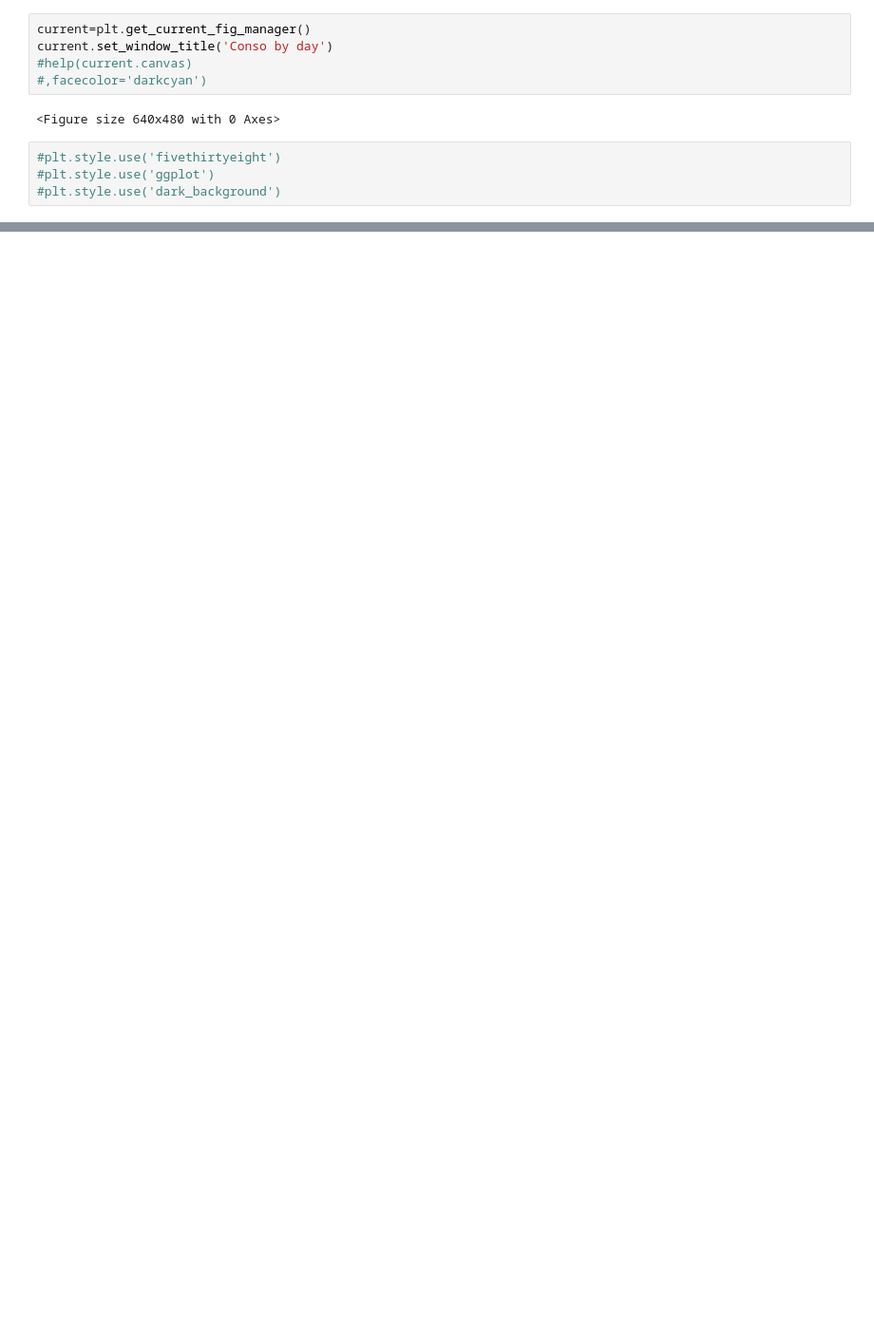
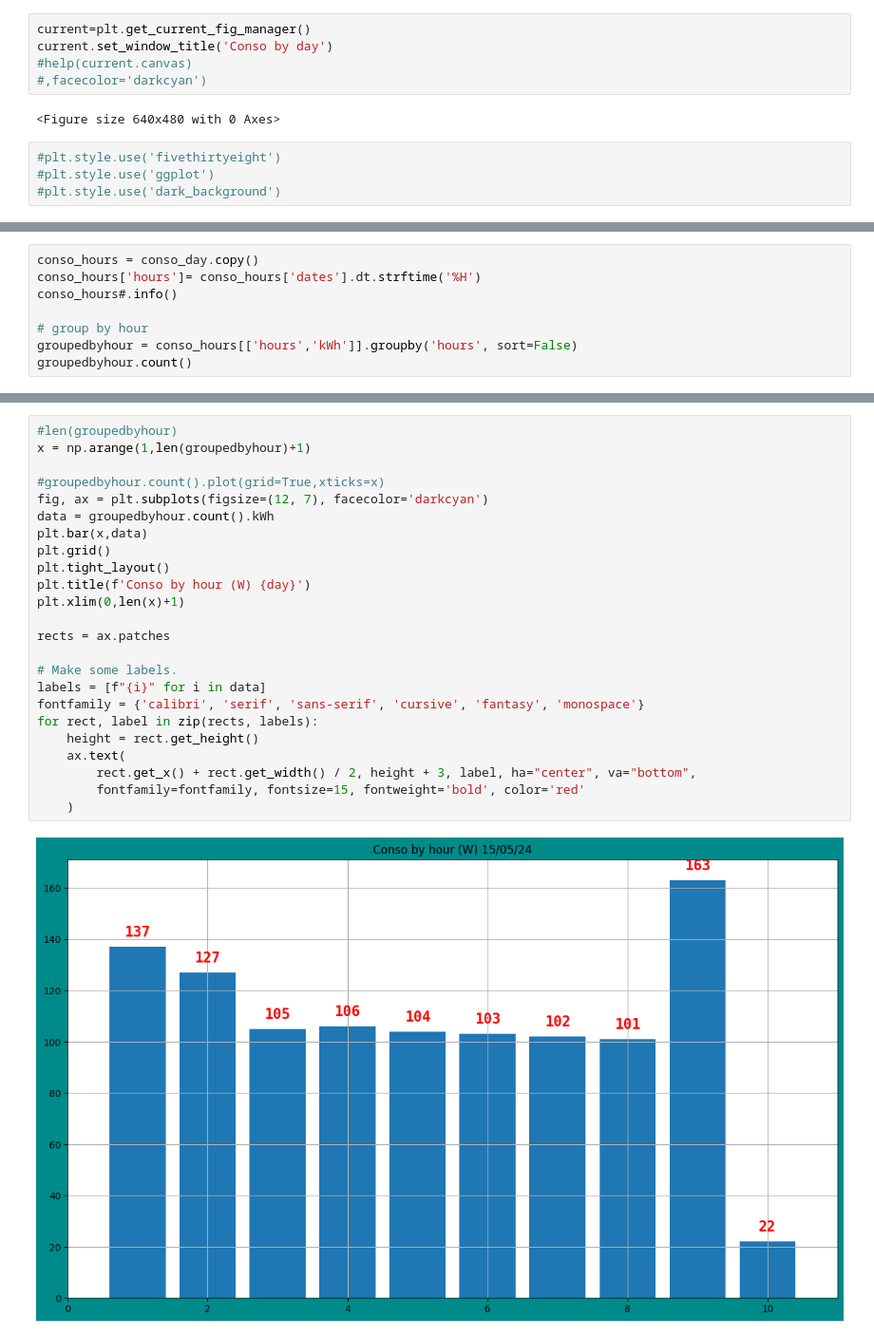
Before and after one commit to jdavid54/jupyter_notebooks, a Jupyter notebook: conso_kwh_reduced.ipynb, the cells around one changed output, grey strips where cells are left out. Shown at 95% size. Saved outputs shown, nothing was run; the diff lists cells and outputs as text; blank space fills up the shorter version.

```diff
--- a/conso_kwh_reduced.ipynb
+++ b/conso_kwh_reduced.ipynb
@@ -302,0 +351,8 @@ show(day,bgcolor='ivory')
+# %%
+conso_hours = conso_day.copy()
+conso_hours['hours']= conso_hours['dates'].dt.strftime('%H')
+conso_hours#.info()
+
+# group by hour
+groupedbyhour = conso_hours[['hours','kWh']].groupby('hours', sort=False)
+groupedbyhour.count()
@@ -303,2 +372,28 @@ show(day,bgcolor='ivory')
+# %%
+#len(groupedbyhour)
+x = np.arange(1,len(groupedbyhour)+1)
+
+#groupedbyhour.count().plot(grid=True,xticks=x)
+fig, ax = plt.subplots(figsize=(12, 7), facecolor='darkcyan')
+data = groupedbyhour.count().kWh
+plt.bar(x,data)
+plt.grid()
+plt.tight_layout()
+plt.title(f'Conso by hour (W) {day}')
+plt.xlim(0,len(x)+1)
+
+rects = ax.patches
+
+# Make some labels.
+labels = [f"{i}" for i in data]
+fontfamily = {'calibri', 'serif', 'sans-serif', 'cursive', 'fantasy', 'monospace'}
+for rect, label in zip(rects, labels):
+    height = rect.get_height()
+    ax.text(
+        rect.get_x() + rect.get_width() / 2, height + 3, label, ha="center", va="bottom",
+        fontfamily=fontfamily, fontsize=15, fontweight='bold', color='red'
+    )
+# %% [output]
+[figure, added]
 # %%
 # plot any day
```
Also changed, not shown: parts of 35 cells of this notebook, 9 other files.
